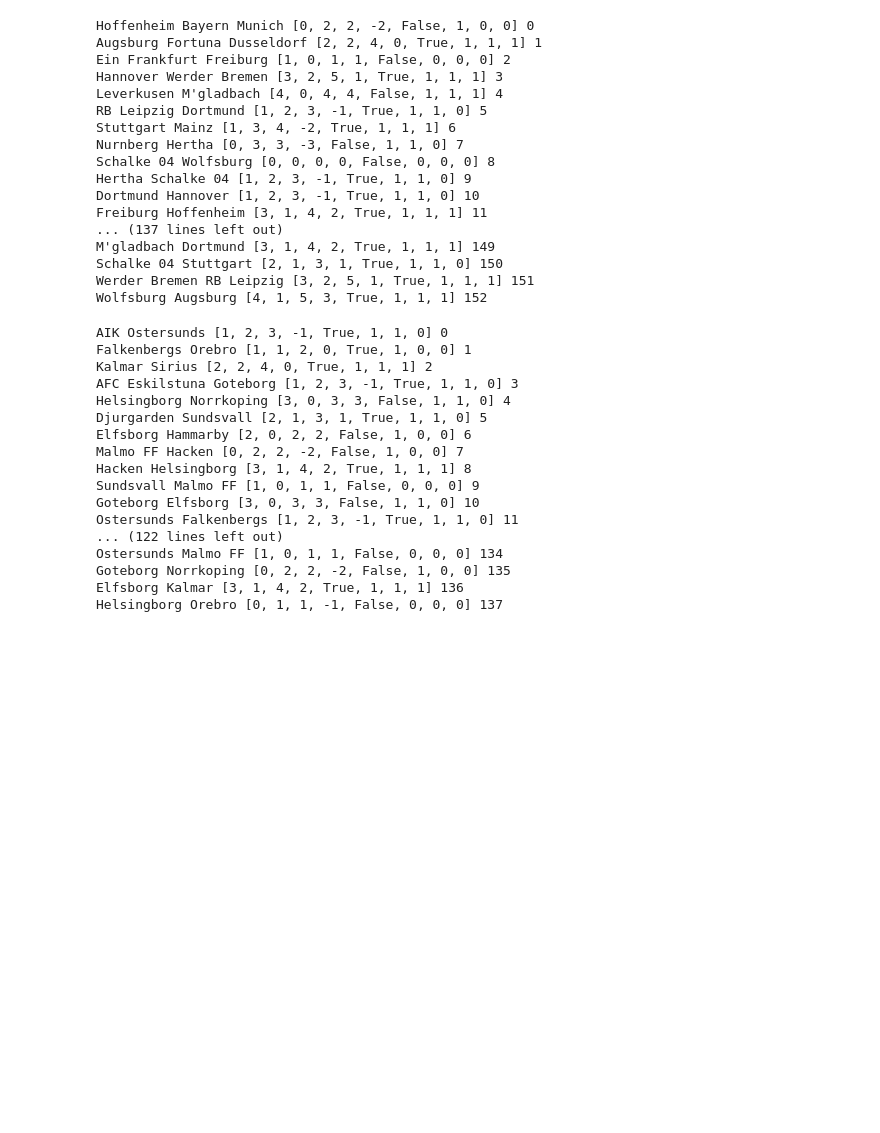
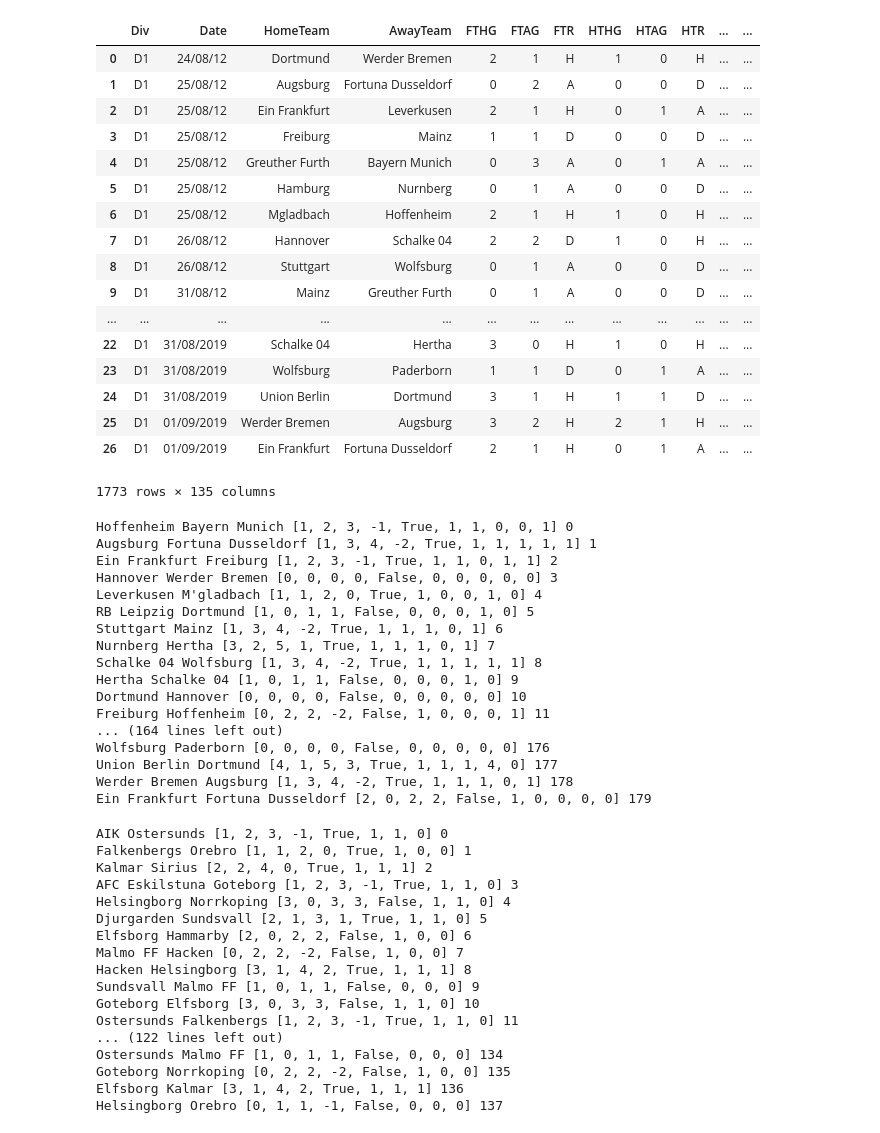
Before and after one commit to romanticbrutalist/vokali, a Jupyter notebook: clustering_clean.ipynb, the cells around one changed output. Drawn from its saved outputs; the diff is of its cells as text; code cells hidden in the pictures; blank space fills up the shorter version.

```diff
--- a/clustering_clean.ipynb
+++ b/clustering_clean.ipynb
@@ -3,7 +3,6 @@ import numpy as np
 import pandas as pd
 import tqdm
 from sklearn import tree
-from kmodes.kmodes import KModes
 from sklearn.cluster import SpectralClustering
 from collections import Counter
 from sklearn.linear_model import LinearRegression
@@ -15,7 +14,6 @@ import math
 import sklearn
 import scipy.special as sp
 from tqdm import tqdm
-import SimpSOM as sps
 from sklearn.decomposition import PCA
 from sklearn.decomposition import KernelPCA
 from sklearn.decomposition import FastICA
@@ -27,25 +25,25 @@ from itertools import combinations
 df=[]
 df1=[]
 #for i in range(7):
-#    df.append(pd.read_csv("/home/franc/franc/matches/b"+str(i)+".csv"))
+#    df.append(pd.read_csv("/home/caliban/vokali-master/matches/b"+str(i)+".csv"))
 
 #for i in range(7):
-#    df.append(pd.read_csv("/home/franc/franc/matches/f2"+str(i)+".csv"))
+#    df.append(pd.read_csv("/home/caliban/vokali-master/matches/f2"+str(i)+".csv"))
 
 #for i in range(7):
-#    df.append(pd.read_csv("/home/franc/franc/matches/ec"+str(i)+".csv"))
+#    df.append(pd.read_csv("/home/caliban/vokali-master/matches/ec"+str(i)+".csv"))
 
 #for i in range(7):
-#    df.append(pd.read_csv("/home/franc/franc/matches/n"+str(i)+".csv"))
+#    df.append(pd.read_csv("/home/caliban/vokali-master/matches/n"+str(i)+".csv"))
 
 #for i in range(7):
-#    df.append(pd.read_csv("/home/franc/franc/matches/scp"+str(i)+".csv"))
+#    df.append(pd.read_csv("/home/caliban/vokali-master/matches/scp"+str(i)+".csv"))
 
 #for i in range(7):
-#    df.append(pd.read_csv("/home/franc/franc/matches/d2"+str(i)+".csv"))
+#    df.append(pd.read_csv("/home/caliban/vokali-master/matches/d2"+str(i)+".csv"))
 
-for i in range(6):
-    df.append(pd.read_csv("/home/franc/franc/matches/d1"+str(i)+".csv"))
+for i in range(7):
+    df.append(pd.read_csv("/home/caliban/vokali-master/matches/d1"+str(i)+".csv"))
 
 #df1.append(pd.read_csv("/home/franc/franc/matches/SWE.csv"))
 #df1.append(pd.read_csv("/home/franc/franc/matches/DNK.csv"))
@@ -61,6 +59,27 @@ df=pd.concat(df,sort=False)
 rat_dic={}
 fet_set=[]
 tar_set=[]
+# %%
+df
+# %% [output]
+|  | Div | Date | HomeTeam | AwayTeam | FTHG | FTAG | FTR | HTHG | HTAG | HTR | ... | ... |
+| 0 | D1 | 24/08/12 | Dortmund | Werder Bremen | 2 | 1 | H | 1 | 0 | H | ... | ... |
+| 1 | D1 | 25/08/12 | Augsburg | Fortuna Dusseldorf | 0 | 2 | A | 0 | 0 | D | ... | ... |
+| 2 | D1 | 25/08/12 | Ein Frankfurt | Leverkusen | 2 | 1 | H | 0 | 1 | A | ... | ... |
+| 3 | D1 | 25/08/12 | Freiburg | Mainz | 1 | 1 | D | 0 | 0 | D | ... | ... |
+| 4 | D1 | 25/08/12 | Greuther Furth | Bayern Munich | 0 | 3 | A | 0 | 1 | A | ... | ... |
+| 5 | D1 | 25/08/12 | Hamburg | Nurnberg | 0 | 1 | A | 0 | 0 | D | ... | ... |
+| 6 | D1 | 25/08/12 | Mgladbach | Hoffenheim | 2 | 1 | H | 1 | 0 | H | ... | ... |
+| 7 | D1 | 26/08/12 | Hannover | Schalke 04 | 2 | 2 | D | 1 | 0 | H | ... | ... |
+| 8 | D1 | 26/08/12 | Stuttgart | Wolfsburg | 0 | 1 | A | 0 | 0 | D | ... | ... |
+| 9 | D1 | 31/08/12 | Mainz | Greuther Furth | 0 | 1 | A | 0 | 0 | D | ... | ... |
+| ... | ... | ... | ... | ... | ... | ... | ... | ... | ... | ... | ... | ... |
+| 22 | D1 | 31/08/2019 | Schalke 04 | Hertha | 3 | 0 | H | 1 | 0 | H | ... | ... |
+| 23 | D1 | 31/08/2019 | Wolfsburg | Paderborn | 1 | 1 | D | 0 | 1 | A | ... | ... |
+| 24 | D1 | 31/08/2019 | Union Berlin | Dortmund | 3 | 1 | H | 1 | 1 | D | ... | ... |
+| 25 | D1 | 01/09/2019 | Werder Bremen | Augsburg | 3 | 2 | H | 2 | 1 | H | ... | ... |
+| 26 | D1 | 01/09/2019 | Ein Frankfurt | Fortuna Dusseldorf | 2 | 1 | H | 0 | 1 | A | ... | ... |
+1773 rows × 135 columns
 # %%
 def Probability(rating1, rating2):
 
@@ -315,26 +410,28 @@ for i in range(n):
     tmp1.append(1*((test.iloc[i,4]+test.iloc[i,5])>1.5))
     tmp1.append(1*((test.iloc[i,4]+test.iloc[i,5])>2.5))
     tmp1.append(1*((test.iloc[i,4]+test.iloc[i,5])>3.5))
+    tmp1.append(test.iloc[i,7])
+    tmp1.append(test.iloc[i,8])
     tar_set.append(np.array(tmp1))
     print(t1,t2,tmp1,i)
 # %% [output]
-Hoffenheim Bayern Munich [0, 2, 2, -2, False, 1, 0, 0] 0
-Augsburg Fortuna Dusseldorf [2, 2, 4, 0, True, 1, 1, 1] 1
-Ein Frankfurt Freiburg [1, 0, 1, 1, False, 0, 0, 0] 2
-Hannover Werder Bremen [3, 2, 5, 1, True, 1, 1, 1] 3
-Leverkusen M'gladbach [4, 0, 4, 4, False, 1, 1, 1] 4
-RB Leipzig Dortmund [1, 2, 3, -1, True, 1, 1, 0] 5
-Stuttgart Mainz [1, 3, 4, -2, True, 1, 1, 1] 6
-Nurnberg Hertha [0, 3, 3, -3, False, 1, 1, 0] 7
-Schalke 04 Wolfsburg [0, 0, 0, 0, False, 0, 0, 0] 8
-Hertha Schalke 04 [1, 2, 3, -1, True, 1, 1, 0] 9
-Dortmund Hannover [1, 2, 3, -1, True, 1, 1, 0] 10
-Freiburg Hoffenheim [3, 1, 4, 2, True, 1, 1, 1] 11
-... (137 lines left out)
-M'gladbach Dortmund [3, 1, 4, 2, True, 1, 1, 1] 149
-Schalke 04 Stuttgart [2, 1, 3, 1, True, 1, 1, 0] 150
-Werder Bremen RB Leipzig [3, 2, 5, 1, True, 1, 1, 1] 151
-Wolfsburg Augsburg [4, 1, 5, 3, True, 1, 1, 1] 152
+Hoffenheim Bayern Munich [1, 2, 3, -1, True, 1, 1, 0, 0, 1] 0
+Augsburg Fortuna Dusseldorf [1, 3, 4, -2, True, 1, 1, 1, 1, 1] 1
+Ein Frankfurt Freiburg [1, 2, 3, -1, True, 1, 1, 0, 1, 1] 2
+Hannover Werder Bremen [0, 0, 0, 0, False, 0, 0, 0, 0, 0] 3
+Leverkusen M'gladbach [1, 1, 2, 0, True, 1, 0, 0, 1, 0] 4
+RB Leipzig Dortmund [1, 0, 1, 1, False, 0, 0, 0, 1, 0] 5
+Stuttgart Mainz [1, 3, 4, -2, True, 1, 1, 1, 0, 1] 6
+Nurnberg Hertha [3, 2, 5, 1, True, 1, 1, 1, 0, 1] 7
+Schalke 04 Wolfsburg [1, 3, 4, -2, True, 1, 1, 1, 1, 1] 8
+Hertha Schalke 04 [1, 0, 1, 1, False, 0, 0, 0, 1, 0] 9
+Dortmund Hannover [0, 0, 0, 0, False, 0, 0, 0, 0, 0] 10
+Freiburg Hoffenheim [0, 2, 2, -2, False, 1, 0, 0, 0, 1] 11
+... (164 lines left out)
+Wolfsburg Paderborn [0, 0, 0, 0, False, 0, 0, 0, 0, 0] 176
+Union Berlin Dortmund [4, 1, 5, 3, True, 1, 1, 1, 4, 0] 177
+Werder Bremen Augsburg [1, 3, 4, -2, True, 1, 1, 1, 0, 1] 178
+Ein Frankfurt Fortuna Dusseldorf [2, 0, 2, 2, False, 1, 0, 0, 0, 0] 179
 # %%
 n=len(df1[(df1["Date"].dt.year==2019)])
 for i in range(len(df1[(df1["Date"].dt.year==2019)])):
```
Also changed, not shown: parts of 10 cells of this notebook, 22 other files.
